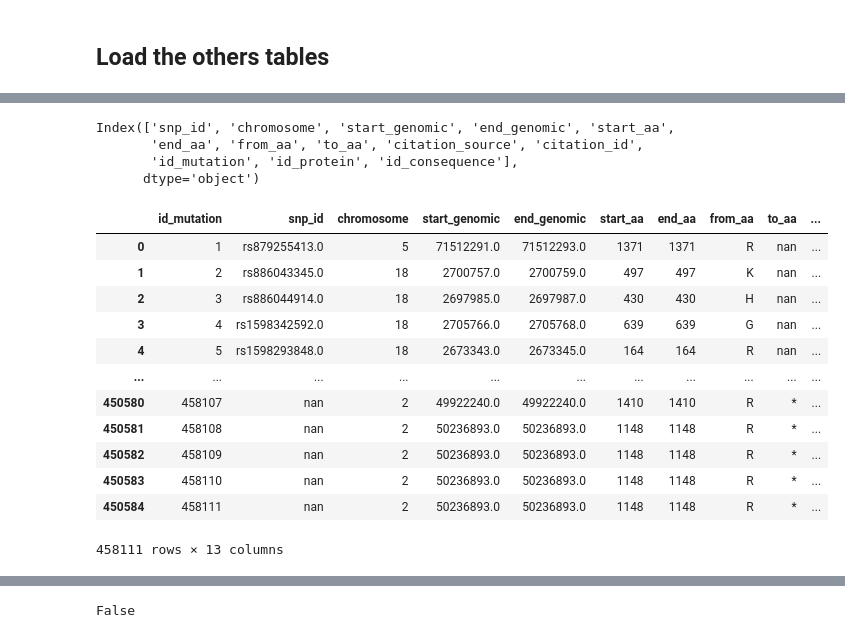
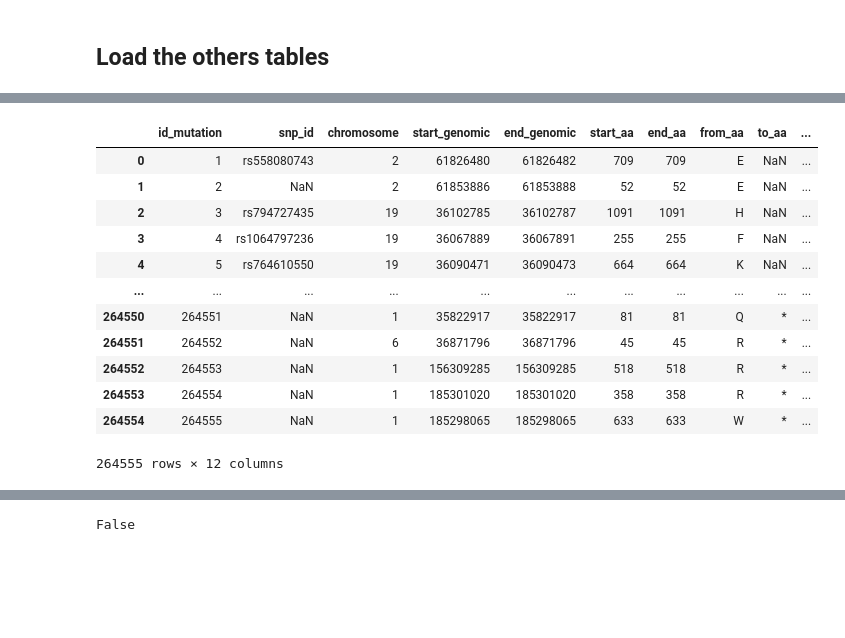
Before and after one commit to alvaro-2/mutations, a Jupyter notebook: generate_tables_db.ipynb, the cells around one changed output, grey strips where cells are left out. Cells and saved outputs as stored; diff of their text form; code cells hidden in the pictures; blank space fills up the shorter version.

```diff
--- a/generate_tables_db.ipynb
+++ b/generate_tables_db.ipynb
@@ -164,3 +136,4 @@ mutation['id_mutation'] = range(1, len(mutation)+1)
-# %%
-# Fill those mutations containing NaNs in the end_aa col with the start_aa value
-mutation.end_aa = mutation.end_aa.fillna(value= mutation.start_aa).apply(int)
+# %%
+# Add IDs from consequence
+mutation = mutation.merge(consequence)
+mutation.drop(columns='consequence', inplace= True)
@@ -176,5 +162,0 @@ mutation.head()
-# %%
-# Add IDs from protein and consequence
-mutation = mutation.merge(id_protein)
-mutation = mutation.merge(consequence)
-mutation.drop(columns=['uniprot_acc', 'consequence'], inplace= True)
@@ -196,33 +163,21 @@ format_snp(mutation, 'snp_id')
-# %%
-# Format from_aa and to_aa cols to 1 letter code
-from Bio.SeqUtils import seq1
-mutation['from_aa'] = mutation['from_aa'].map(lambda x: seq1(x))
-mutation['to_aa'] = mutation['to_aa'].apply(str).map(lambda x: seq1(x) if x != 'nan' else x)
-# %%
-mutation.columns
-# %% [output]
-Index(['snp_id', 'chromosome', 'start_genomic', 'end_genomic', 'start_aa',
-       'end_aa', 'from_aa', 'to_aa', 'citation_source', 'citation_id',
-       'id_mutation', 'id_protein', 'id_consequence'],
-      dtype='object')
 # %%
 mutation = mutation[['id_mutation', 'snp_id', 'chromosome', 'start_genomic', 'end_genomic', 'start_aa','end_aa',
-                    'from_aa', 'to_aa', 'id_protein', 'id_consequence', 'citation_source', 'citation_id']].sort_values('id_mutation')
+                    'from_aa', 'to_aa', 'id_protein', 'id_consequence', 'nt_change']].sort_values('id_mutation')
 mutation
 # %% [output]
 |  | id_mutation | snp_id | chromosome | start_genomic | end_genomic | start_aa | end_aa | from_aa | to_aa | ... |
-| 0 | 1 | rs879255413.0 | 5 | 71512291.0 | 71512293.0 | 1371 | 1371 | R | nan | ... |
-| 1 | 2 | rs886043345.0 | 18 | 2700757.0 | 2700759.0 | 497 | 497 | K | nan | ... |
-| 2 | 3 | rs886044914.0 | 18 | 2697985.0 | 2697987.0 | 430 | 430 | H | nan | ... |
-| 3 | 4 | rs1598342592.0 | 18 | 2705766.0 | 2705768.0 | 639 | 639 | G | nan | ... |
-| 4 | 5 | rs1598293848.0 | 18 | 2673343.0 | 2673345.0 | 164 | 164 | R | nan | ... |
+| 0 | 1 | rs558080743 | 2 | 61826480 | 61826482 | 709 | 709 | E | NaN | ... |
+| 1 | 2 | NaN | 2 | 61853886 | 61853888 | 52 | 52 | E | NaN | ... |
+| 2 | 3 | rs794727435 | 19 | 36102785 | 36102787 | 1091 | 1091 | H | NaN | ... |
+| 3 | 4 | rs1064797236 | 19 | 36067889 | 36067891 | 255 | 255 | F | NaN | ... |
+| 4 | 5 | rs764610550 | 19 | 36090471 | 36090473 | 664 | 664 | K | NaN | ... |
 | ... | ... | ... | ... | ... | ... | ... | ... | ... | ... | ... |
-| 450580 | 458107 | nan | 2 | 49922240.0 | 49922240.0 | 1410 | 1410 | R | * | ... |
-| 450581 | 458108 | nan | 2 | 50236893.0 | 50236893.0 | 1148 | 1148 | R | * | ... |
-| 450582 | 458109 | nan | 2 | 50236893.0 | 50236893.0 | 1148 | 1148 | R | * | ... |
-| 450583 | 458110 | nan | 2 | 50236893.0 | 50236893.0 | 1148 | 1148 | R | * | ... |
-| 450584 | 458111 | nan | 2 | 50236893.0 | 50236893.0 | 1148 | 1148 | R | * | ... |
+| 264550 | 264551 | NaN | 1 | 35822917 | 35822917 | 81 | 81 | Q | * | ... |
+| 264551 | 264552 | NaN | 6 | 36871796 | 36871796 | 45 | 45 | R | * | ... |
+| 264552 | 264553 | NaN | 1 | 156309285 | 156309285 | 518 | 518 | R | * | ... |
+| 264553 | 264554 | NaN | 1 | 185301020 | 185301020 | 358 | 358 | R | * | ... |
+| 264554 | 264555 | NaN | 1 | 185298065 | 185298065 | 633 | 633 | W | * | ... |
-458111 rows × 13 columns
+264555 rows × 12 columns
 # %%
 mutation.chromosome = mutation.chromosome.apply(str)
 # %%
```
Also changed, not shown: parts of 114 cells of this notebook.
